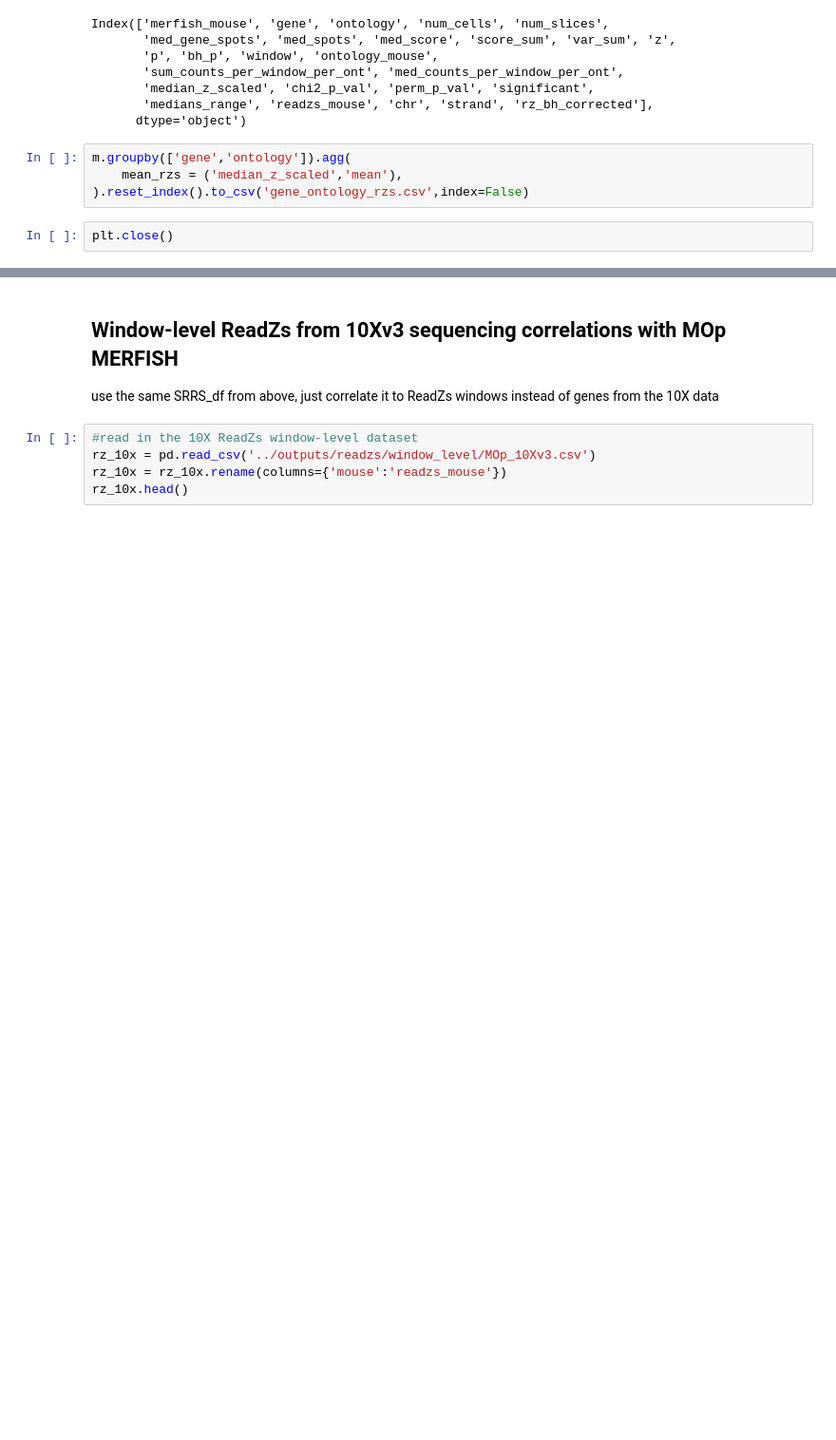
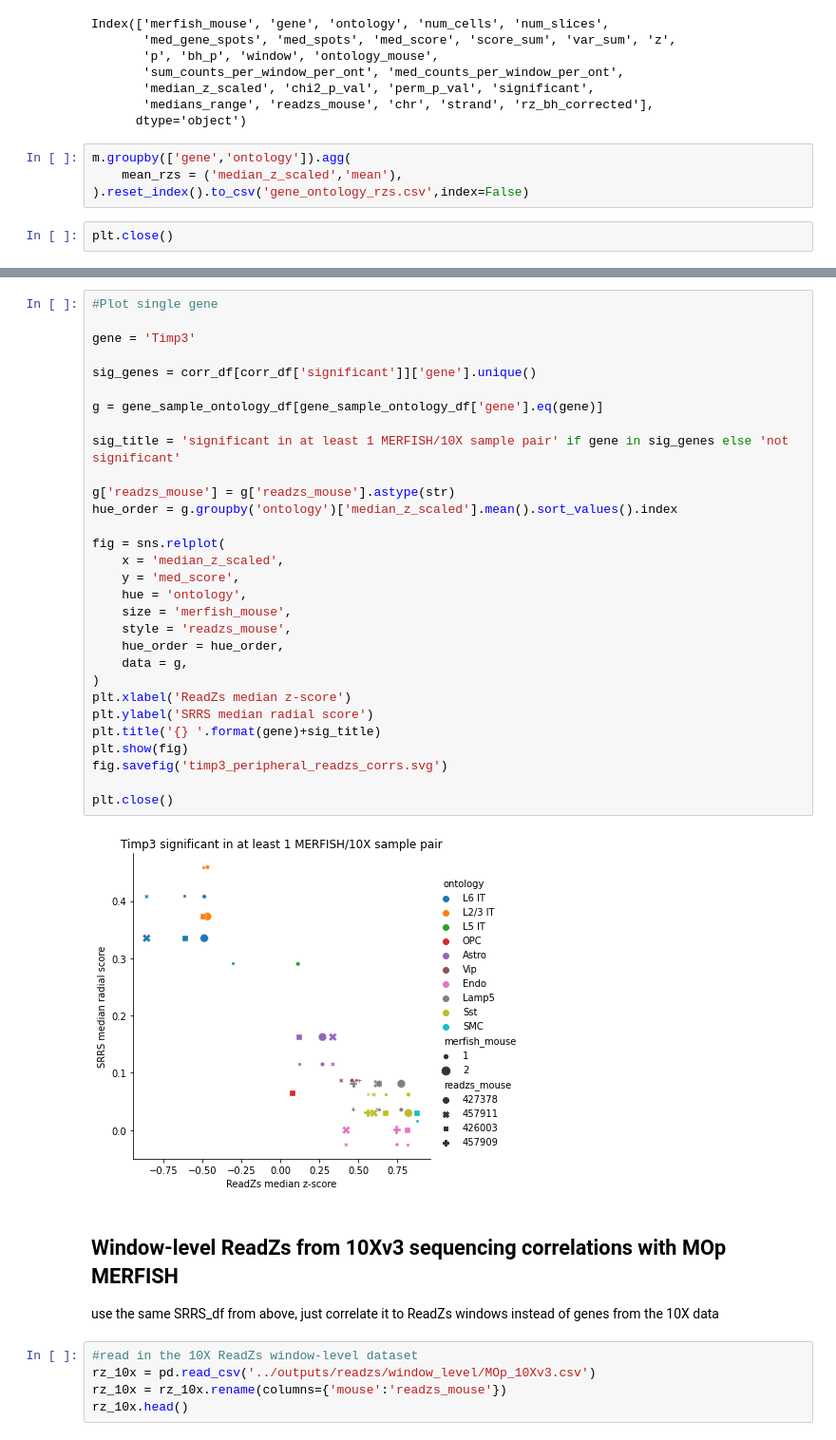
Before and after one commit to salzman-lab/SPRAWL, a Jupyter notebook: analysis/peripheral_readzs_srrs_correlations.ipynb, the cells around one changed output, grey strips where cells are left out. Shown at 95% size. Cells and saved outputs as stored; diff of their text form; blank space fills up the shorter version.

```diff
--- a/analysis/peripheral_readzs_srrs_correlations.ipynb
+++ b/analysis/peripheral_readzs_srrs_correlations.ipynb
@@ -277,6 +308,38 @@ for gene,g in gene_sample_ontology_df.groupby('gene'):
     plt.close()
 
 pdf.close()
+# %%
+#Plot single gene
+
+gene = 'Timp3'
+
+sig_genes = corr_df[corr_df['significant']]['gene'].unique()
+
+g = gene_sample_ontology_df[gene_sample_ontology_df['gene'].eq(gene)]
+
+sig_title = 'significant in at least 1 MERFISH/10X sample pair' if gene in sig_genes else 'not significant'
+
+g['readzs_mouse'] = g['readzs_mouse'].astype(str)
+hue_order = g.groupby('ontology')['median_z_scaled'].mean().sort_values().index
+
+fig = sns.relplot(
+    x = 'median_z_scaled',
+    y = 'med_score',
+    hue = 'ontology',
+    size = 'merfish_mouse',
+    style = 'readzs_mouse',
+    hue_order = hue_order,
+    data = g,
+)
+plt.xlabel('ReadZs median z-score')
+plt.ylabel('SRRS median radial score')
+plt.title('{} '.format(gene)+sig_title)
+plt.show(fig)
+fig.savefig('timp3_peripheral_readzs_corrs.svg')
+
+plt.close()
+# %% [output]
+[figure, added]
 # %% [markdown]
 ## Window-level ReadZs from 10Xv3 sequencing correlations with MOp MERFISH
 
```
Also changed, not shown: parts of 17 cells of this notebook, 47 other files.
